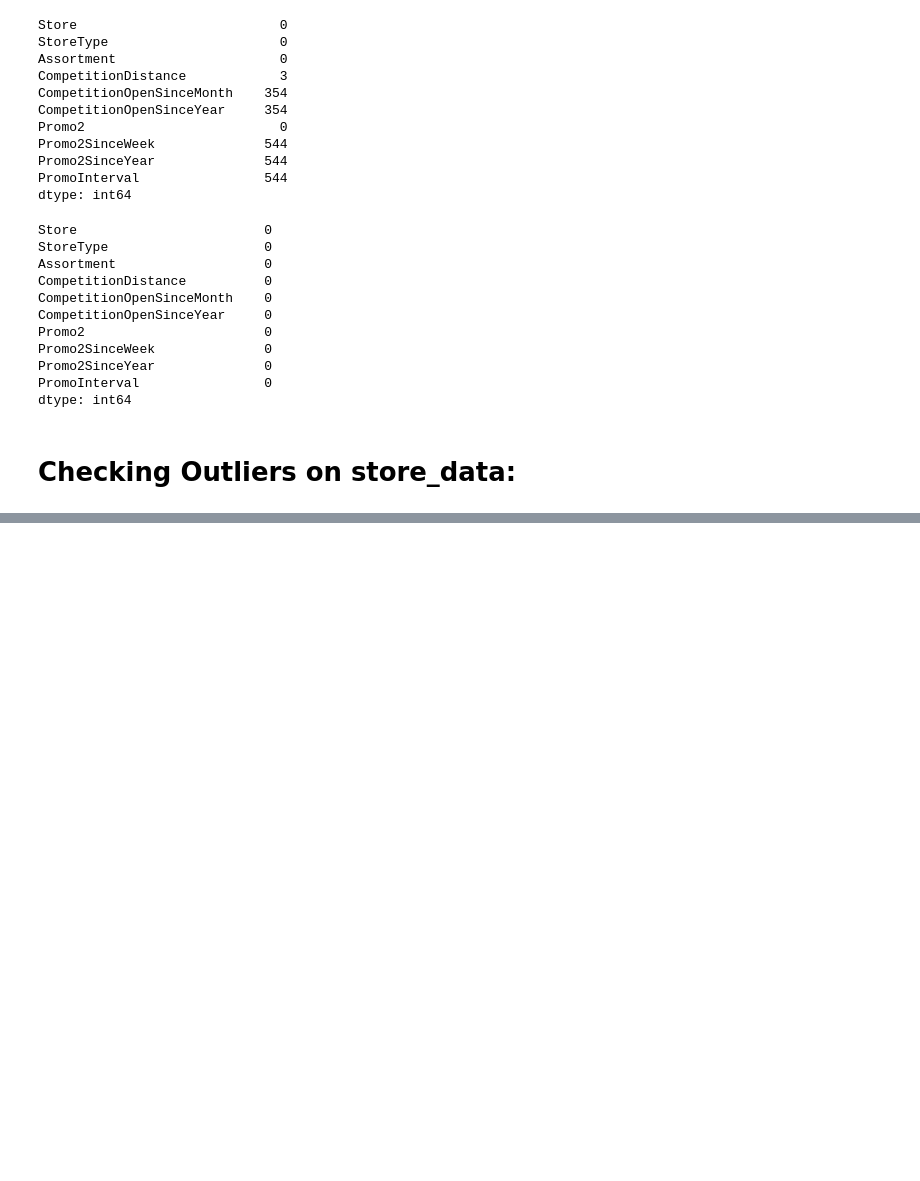
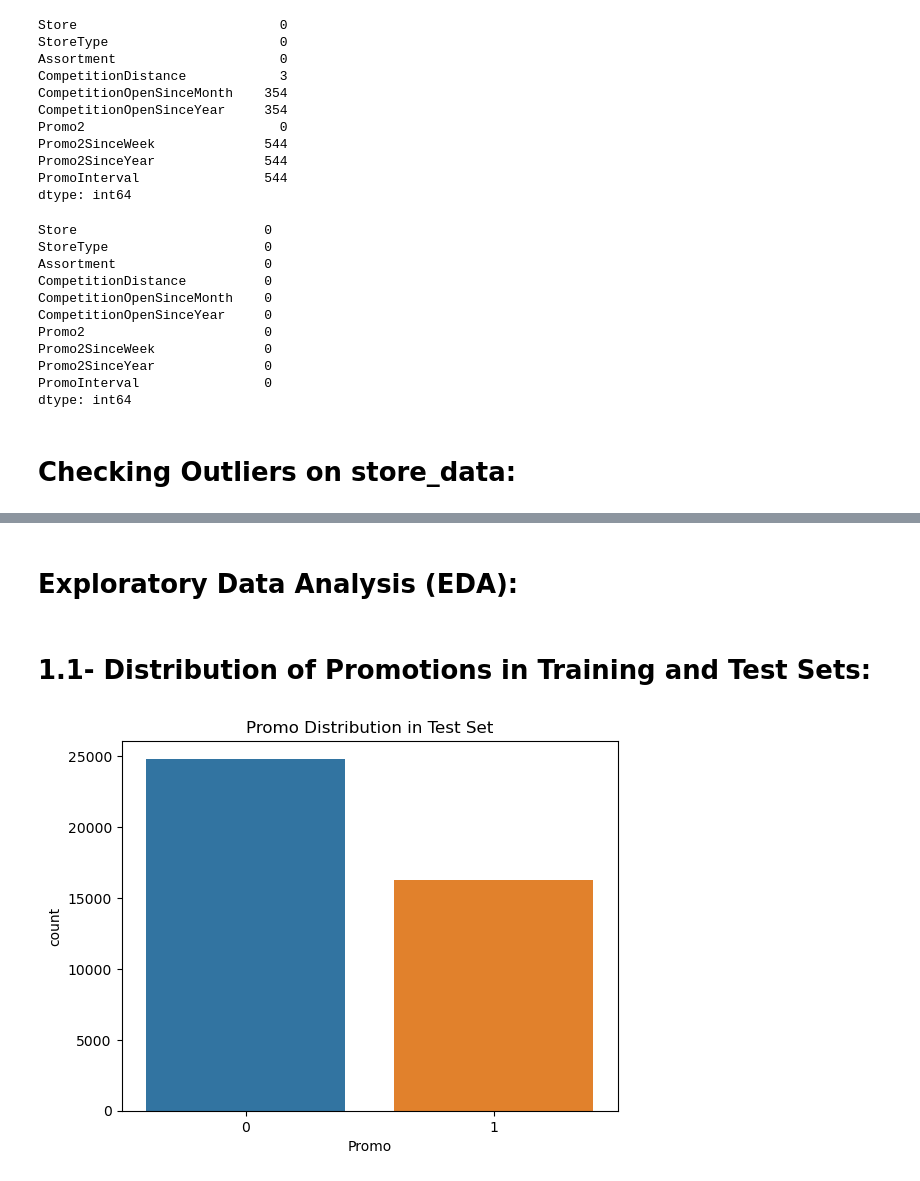
Before and after one commit to analysis86/Pharmaceutical-Sales-Prediction-Across-Multiple-Stores, a Jupyter notebook: NoteBook/Task 1- Exploration of customer purchasing behaviour.ipynb, the cells around one changed output, grey strips where cells are left out. Saved outputs shown, nothing was run; the diff lists cells and outputs as text; code cells hidden in the pictures; blank space fills up the shorter version.

```diff
--- a/NoteBook/Task 1- Exploration of customer purchasing behaviour.ipynb
+++ b/NoteBook/Task 1- Exploration of customer purchasing behaviour.ipynb
@@ -324,0 +383,24 @@ dtype: int64
+# %%
+train_data["Date"]=pd.to_datetime(train_data["Date"])
+test_data["Date"]=pd.to_datetime(test_data["Date"])
+# %%
+#find the date part of the DatetimeIndex object.
+def holiday(x):
+    if x in ['a','b','c']:
+        return 1
+    return 0
+
+def day_month_year(df, col):
+    try:
+        df['Day'] = pd.DatetimeIndex(df[col]).day
+        df['Month'] = pd.DatetimeIndex(df[col]).month
+        df['Year'] = pd.DatetimeIndex(df[col]).year
+    except KeyError:
+        print("Unknown Column Index")
+
+train_data['Holiday'] = train_data['StateHoliday'].apply(holiday)
+test_data['Holiday'] = test_data['StateHoliday'].apply(holiday)
+train_data['Holiday'] = train_data['Holiday'] | train_data['SchoolHoliday']
+test_data['Holiday'] = test_data['Holiday'] | test_data['SchoolHoliday']
+day_month_year(train_data, 'Date')
+day_month_year(test_data, 'Date')
@@ -324,0 +512,10 @@ dtype: int64
+# %% [markdown]
+# Exploratory Data Analysis (EDA):
+# %% [markdown]
+# 1.1- Distribution of Promotions in Training and Test Sets:
+# %%
+sns.countplot(x='Promo', data=test_data)
+plt.title('Promo Distribution in Test Set')
+plt.show()
+# %% [output]
+[figure, added]
```
Also changed, not shown: parts of 63 cells of this notebook, 5 other files.
